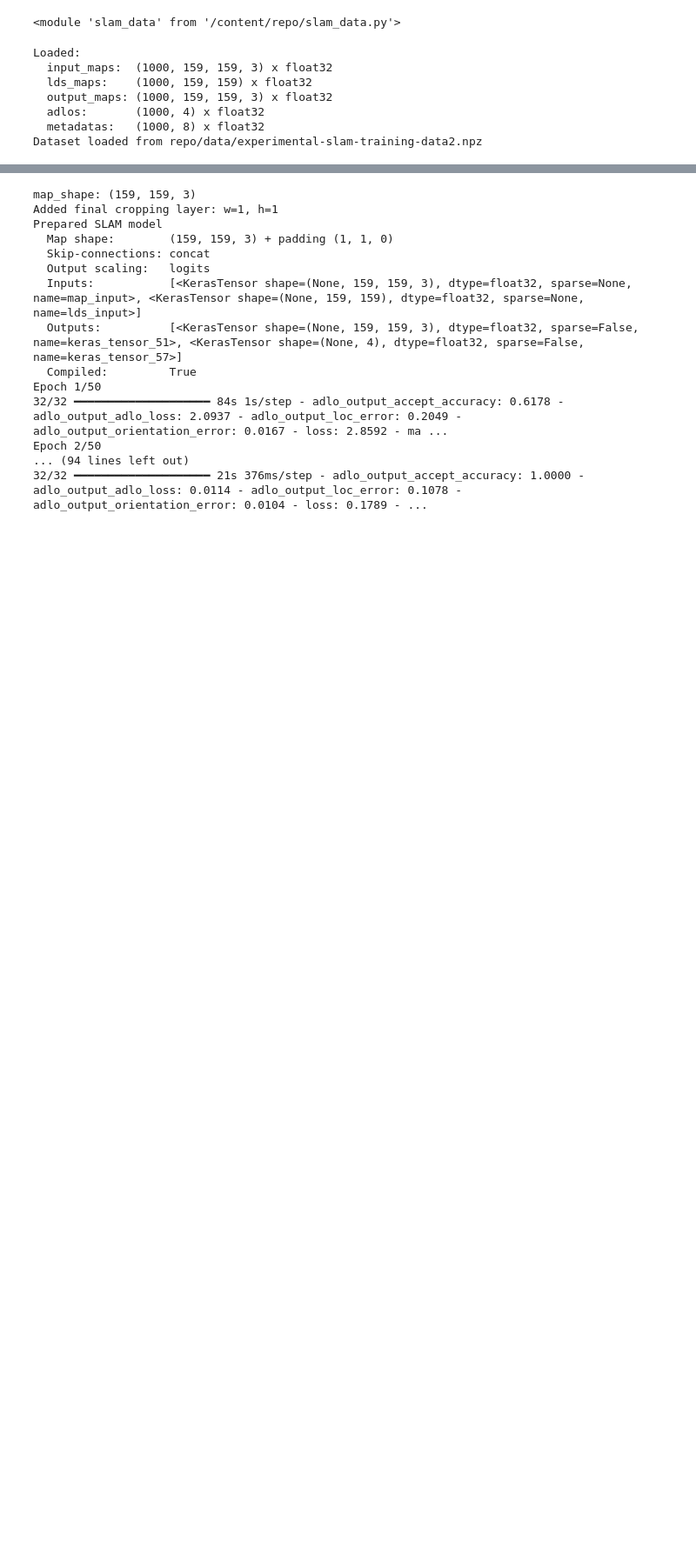
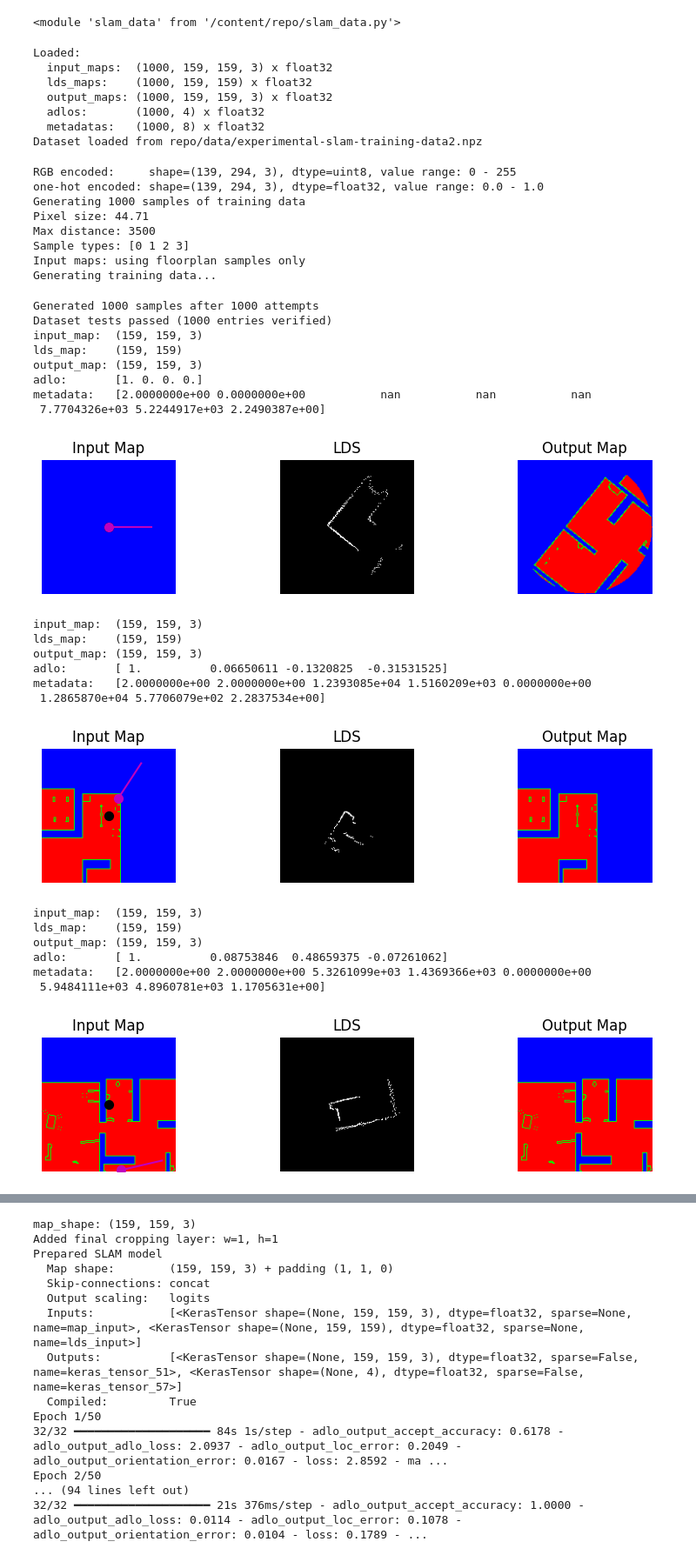
Before and after one commit to malcolmlett/robovac, a Jupyter notebook: Experiment_SLAM_3.ipynb, the cells around one changed output, grey strips where cells are left out. Shown at 87% size. Cells and saved outputs as stored; diff of their text form; code cells hidden in the pictures; blank space fills up the shorter version.

Commit message:
Using dataset3, with output map NOT blanked out.

```diff
--- a/Experiment_SLAM_3.ipynb
+++ b/Experiment_SLAM_3.ipynb
@@ -64,3 +74,50 @@ Loaded:
   adlos:       (1000, 4) x float32
   metadatas:   (1000, 8) x float32
 Dataset loaded from repo/data/experimental-slam-training-data2.npz
+# %%
+# Generate new training data with different option
+floorplan = Image.open('repo/data/experimental-floorplan2.png')
+floorplan = np.array(floorplan, dtype=np.uint8)
+print(f"RGB encoded:     shape={floorplan.shape}, dtype={floorplan.dtype}, value range: {np.min(floorplan)} - {np.max(floorplan)}")
+
+floorplan = slam_data.one_hot_encode_floorplan(floorplan).numpy()
+print(f"one-hot encoded: shape={floorplan.shape}, dtype={floorplan.dtype}, value range: {np.min(floorplan)} - {np.max(floorplan)}")
+
+reload(slam_data)
+np.random.seed(0)
+dataset = slam_data.generate_training_data(floorplan, 1000, mask_output_map_by_sample_type=False)
+slam_data.validate_dataset(dataset)
+slam_data.show_dataset(dataset)
+train_data = dataset
+# %% [output]
+RGB encoded:     shape=(139, 294, 3), dtype=uint8, value range: 0 - 255
+one-hot encoded: shape=(139, 294, 3), dtype=float32, value range: 0.0 - 1.0
+Generating 1000 samples of training data
+Pixel size: 44.71
+Max distance: 3500
+Sample types: [0 1 2 3]
+Input maps: using floorplan samples only
+Generating training data...
+Generated 1000 samples after 1000 attempts
+Dataset tests passed (1000 entries verified)
+input_map:  (159, 159, 3)
+lds_map:    (159, 159)
+output_map: (159, 159, 3)
+adlo:       [1. 0. 0. 0.]
+metadata:   [2.0000000e+00 0.0000000e+00           nan           nan           nan
+ 7.7704326e+03 5.2244917e+03 2.2490387e+00]
+[figure, added]
+input_map:  (159, 159, 3)
+lds_map:    (159, 159)
+output_map: (159, 159, 3)
+adlo:       [ 1.          0.06650611 -0.1320825  -0.31531525]
+metadata:   [2.0000000e+00 2.0000000e+00 1.2393085e+04 1.5160209e+03 0.0000000e+00
+ 1.2865870e+04 5.7706079e+02 2.2837534e+00]
+[figure, added]
+input_map:  (159, 159, 3)
+lds_map:    (159, 159)
+output_map: (159, 159, 3)
+adlo:       [ 1.          0.08753846  0.48659375 -0.07261062]
+metadata:   [2.0000000e+00 2.0000000e+00 5.3261099e+03 1.4369366e+03 0.0000000e+00
+ 5.9484111e+03 4.8960781e+03 1.1705631e+00]
+[figure, added]
```
Also changed, not shown: parts of 8 cells of this notebook.
